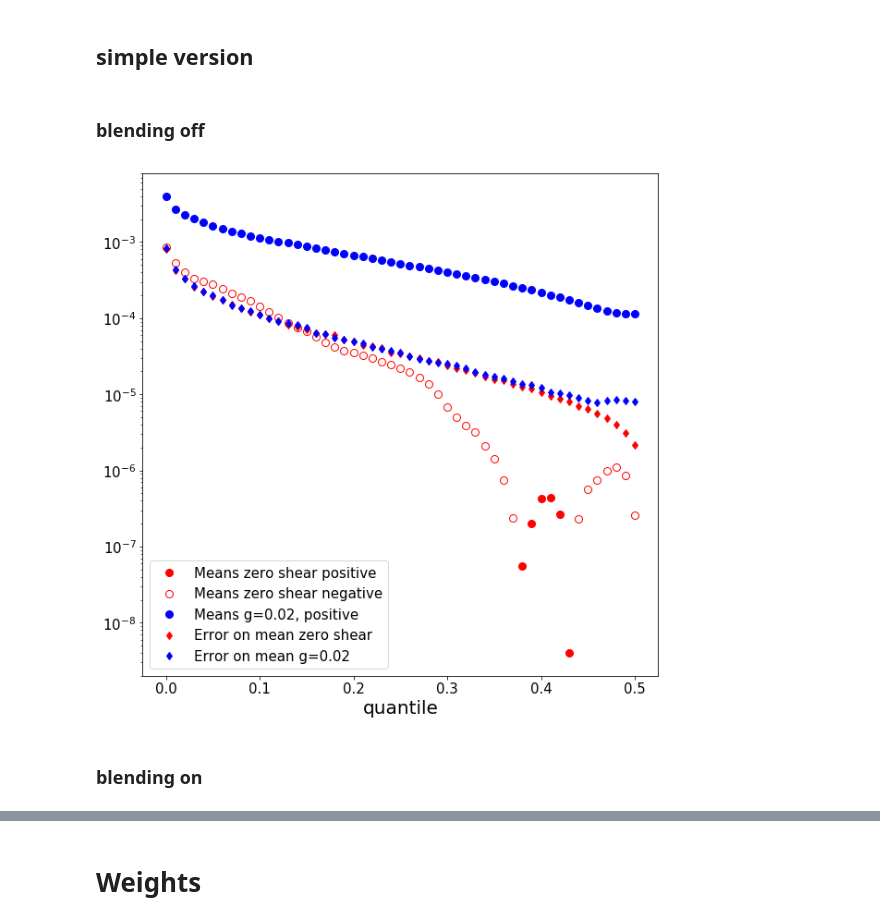
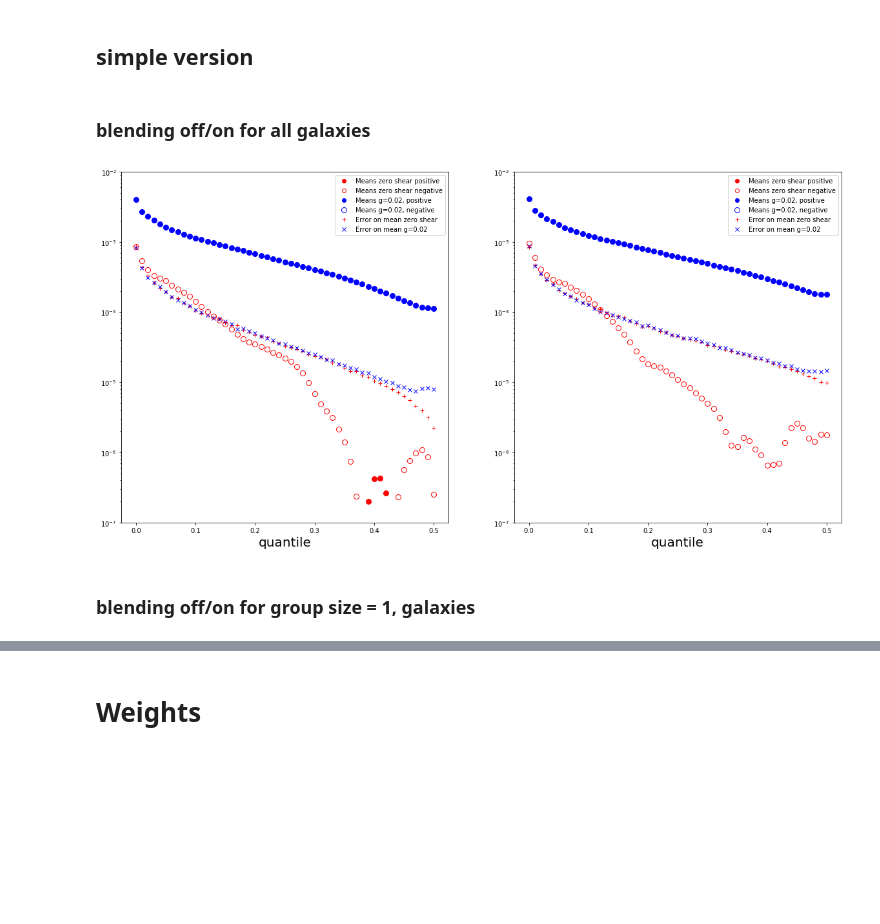
Before and after one commit to ismael-mendoza/wld_code, a Jupyter notebook: notebooks/reflect1.ipynb, the cells around one changed output, grey strips where cells are left out. Saved outputs shown, nothing was run; the diff lists cells and outputs as text; code cells hidden in the pictures; blank space fills up the shorter version.

Commit message:
added plots based on plat comments to reflect1,

```diff
--- a/notebooks/reflect1.ipynb
+++ b/notebooks/reflect1.ipynb
@@ -248,0 +320,34 @@ ax2.set_yscale("log")
+# %%
+fig, axs = plt.subplots(nrows=2,ncols=2, figsize=(16,16))
+ax1,ax2, ax3, ax4 = axs.flatten()
+param = 'grp_size'
+cond2 = cat2[param] == 1
+scond2 = scat2[param] == 1
+
+ax1.hist(cat2[cond2]['bias_g1'], histtype='step', range=[-5,5], bins=100, label='blending off', color='r')
+ax1.hist(cat2[cond2]['bias_g1_grp'], histtype='step', range=[-5,5], bins=100, label='blending on', color='b');
+ax1.legend()
+ax1.set_xlim(-5,5)
+ax1.set_yscale("log")
+ax1.set_title("all galaxies", fontsize=14)
+
+ax2.hist(scat2[scond2]['bias_g1'], histtype='step', range=[-5,5], bins=100, label='blending off', color='r')
+ax2.hist(scat2[scond2]['bias_g1_grp'], histtype='step', range=[-5,5], bins=100, label='blending on', color='b');
+ax2.legend()
+ax2.set_xlim(-5,5)
+ax2.set_yscale("log")
+ax2.set_title("selection cuts", fontsize=14)
+
+ax3.hist(cat2[~cond2]['bias_g1'], histtype='step', range=[-5,5], bins=100, label='blending off', color='r')
+ax3.hist(cat2[~cond2]['bias_g1_grp'], histtype='step', range=[-5,5], bins=100, label='blending on', color='b');
+ax3.legend()
+ax3.set_xlim(-5,5)
+ax3.set_yscale("log")
+ax3.set_title("all galaxies", fontsize=14)
+
+ax4.hist(scat2[~scond2]['bias_g1'], histtype='step', range=[-5,5], bins=100, label='blending off', color='r')
+ax4.hist(scat2[~scond2]['bias_g1_grp'], histtype='step', range=[-5,5], bins=100, label='blending on', color='b');
+ax4.legend()
+ax4.set_xlim(-5,5)
+ax4.set_yscale("log")
+ax4.set_title("selection cuts", fontsize=14)
@@ -277,4 +391,4 @@ meds2 = weights.boot_fnc(scat2['bias_g1'], np.median, N=1000)
 orig_ids = list(scat1['db_id'])
 assert orig_ids == list(scat2['db_id']) and len(orig_ids) == len(set(orig_ids)), "something is wrong"
 # %% [markdown]
-### blending off
+### blending off/on for all galaxies
@@ -337,8 +472,8 @@ means1, errors1, means2, errors2 = prepare_means_errors(ps, 'bias_g1', scat1, sc
 # %%
-plot_simple_clipped_means(ps, means1, errors1, means2, errors2)
+plot_simple_clipped_means(ps, means1, errors1, means2, errors2, means1_grp, errors1_grp, means2_grp, errors2_grp, ylims=[1e-7,1e-2])
 # %% [output]
-[figure, old version]
+[figure, new version]
 # %% [markdown]
-### blending on
+### blending off/on for group size = 1, galaxies
 # %%
 ps = np.linspace(0, 0.5, 51)
```
Also changed, not shown: parts of 36 cells of this notebook.
